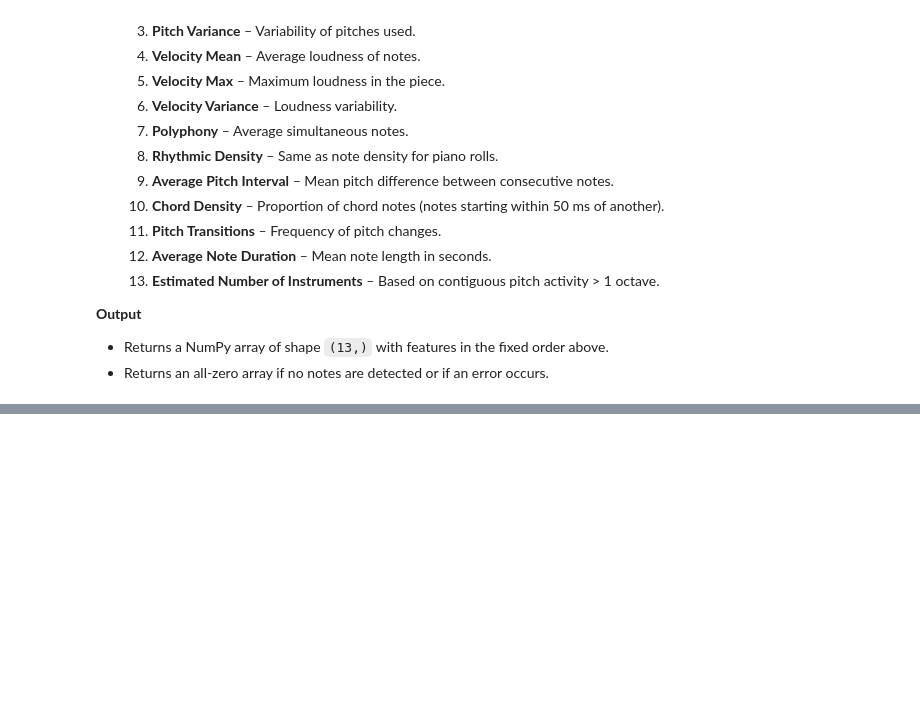
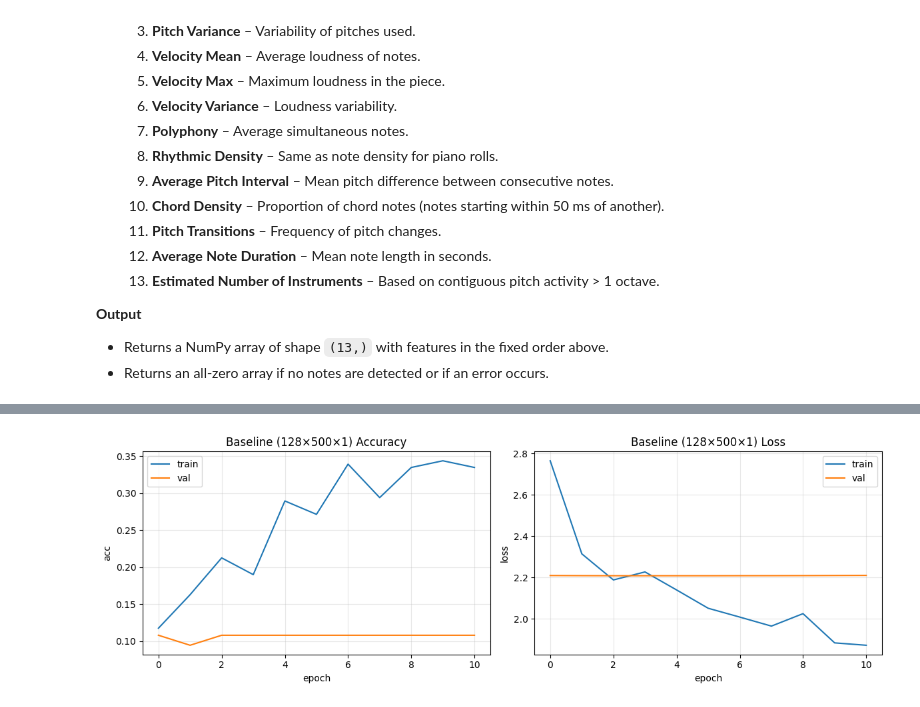
Before and after one commit to birendrakhimding/Music-Composer-Classification, a Jupyter notebook: Final_Project_Team5.ipynb, the cells around one changed output, grey strips where cells are left out. Saved outputs shown, nothing was run; the diff lists cells and outputs as text; code cells hidden in the pictures; blank space fills up the shorter version.

Commit message:
Add files via upload
Changes to CNN model

```diff
--- a/Final_Project_Team5.ipynb
+++ b/Final_Project_Team5.ipynb
@@ -853,0 +842,6 @@ def show_pianoroll(roll, title="Piano roll (pitches 40–90)"):
+# %%
+CSV_PATH = "saved_pianorolls/train_index.csv"
+df = pd.read_csv(CSV_PATH)
+labels = sorted(df['label'].unique())
+label_map = {lbl:i for i,lbl in enumerate(labels)}
+df['y'] = df['label'].map(label_map).astype(int)
@@ -1905,0 +1204,14 @@ Key Insights:
+# %%
+# ===== Optimized Model =====
+ckpt_opt1 = ModelCheckpoint('/content/cnn_opt1_best.keras',
+                            monitor='val_loss', save_best_only=True)
+cnn_opt1  = build_cnn_optimized((141,500,1), num_classes)
+hist_opt1 = cnn_opt1.fit(
+    X_train_opt, y_train,
+    validation_data=(X_val_opt, y_val),
+    epochs=EPOCHS, batch_size=BATCH,
+    callbacks=[log_every_10, early, reduce, ckpt_opt1],
+    shuffle=True, verbose=0,
+    class_weight=class_weight
+)
+print("Optimized Model 1 complete ...")
@@ -1905,0 +1321,73 @@ Key Insights:
+# %%
+# ===== Training curves =====
+# Only plot if the history object exists
+try:    plot_history(hist_base,  title_prefix="Baseline (128×500×1)")
+except: print("hist_base not found – skipping baseline plot.")
+try:    plot_history(hist_opt1,  title_prefix="Optimized-1 (141×500×1)")
+except: print("hist_opt1 not found – skipping opt-1 plot.")
+try:    plot_history(hist_opt2,  title_prefix="Optimized-2 (141×500×1)")
+except: print("hist_opt2 not found – skipping opt-2 plot.")
+
+# ===== Predictions on TEST =====
+# Baseline: (128,500,1)
+probs_base = cnn_base.predict(X_test_base.astype('float32'), verbose=0)
+y_pred_base = probs_base.argmax(axis=1)
+
+# Optimized-1 & Optimized-2: (141,500,1)
+probs_opt1 = cnn_opt1.predict(X_test_opt.astype('float32'), verbose=0)
+y_pred_opt1 = probs_opt1.argmax(axis=1)
+
+probs_opt2 = cnn_opt2.predict(X_test_opt.astype('float32'), verbose=0)
+y_pred_opt2 = probs_opt2.argmax(axis=1)
+
+# ===== Accuracy + classification reports =====
+from sklearn.metrics import classification_report
+
+print("\n=== Baseline: Test Accuracy ===")
+acc_base = (y_pred_base == y_test).mean()
+print(f"Accuracy: {acc_base:.4f}")
+print("\nClassification Report — Baseline")
+print(classification_report(y_test, y_pred_base, target_names=labels, digits=3, zero_division=0))
+
+print("\n=== Optimized-1: Test Accuracy ===")
+acc_opt1 = (y_pred_opt1 == y_test).mean()
+print(f"Accuracy: {acc_opt1:.4f}")
+print("\nClassification Report — Optimized-1")
+print(classification_report(y_test, y_pred_opt1, target_names=labels, digits=3, zero_division=0))
+
+print("\n=== Optimized-2: Test Accuracy ===")
+acc_opt2 = (y_pred_opt2 == y_test).mean()
+print(f"Accuracy: {acc_opt2:.4f}")
+print("\nClassification Report — Optimized-2")
+print(classification_report(y_test, y_pred_opt2, target_names=labels, digits=3, zero_division=0))
+
+# ===== 4) Confusion matrices (normalized) =====
+label_map_vis = {lbl: i for i, lbl in enumerate(labels)}
+
+plot_confusion_simple(
+    y_true=y_test, y_pred=y_pred_base,
+    label_map=label_map_vis, normalize=True,
+    title="Confusion — Baseline (normalized)"
+)
+
+plot_confusion_simple(
+    y_true=y_test, y_pred=y_pred_opt1,
+    label_map=label_map_vis, normalize=True,
+    title="Confusion — Optimized-1 (normalized)"
+)
+
+plot_confusion_simple(
+    y_true=y_test, y_pred=y_pred_opt2,
+    label_map=label_map_vis, normalize=True,
+    title="Confusion — Optimized-2 (normalized)"
+)
+
+
+
+# ===== Compact summary =====
+print("\nSummary:")
+print(f"- Baseline:    acc={acc_base:.3f}")
+print(f"- Optimized-1: acc={acc_opt1:.3f}")
+print(f"- Optimized-2: acc={acc_opt2:.3f}")
+# %% [output]
+[figure, added]
```
Also changed, not shown: parts of 58 cells of this notebook.
